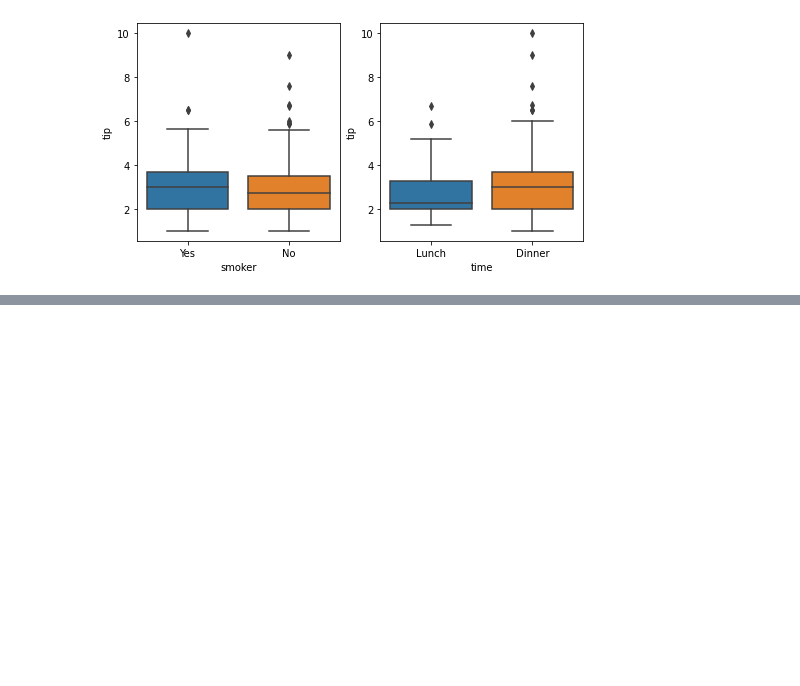
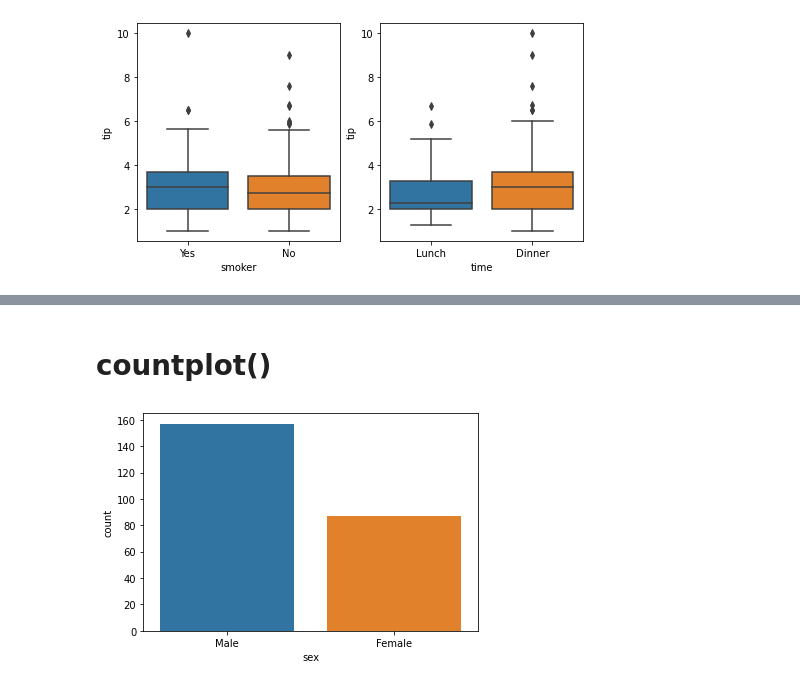
Before and after one commit to sejinseo/Itwill_Python, a Jupyter notebook: py22_seaborn.ipynb, the cells around one changed output, grey strips where cells are left out. Drawn from its saved outputs; the diff is of its cells as text; code cells hidden in the pictures; blank space fills up the shorter version.

```diff
--- a/py22_seaborn.ipynb
+++ b/py22_seaborn.ipynb
@@ -95,0 +111,9 @@ plt.show()
+# %% [markdown]
+# countplot()
+# %%
+# 남성/여성 수 - 세로 막대 그래프
+sns.countplot(x='sex', data=tips)
+
+plt.show()
+# %% [output]
+[figure, added]
```
Also changed, not shown: parts of 20 cells of this notebook.
